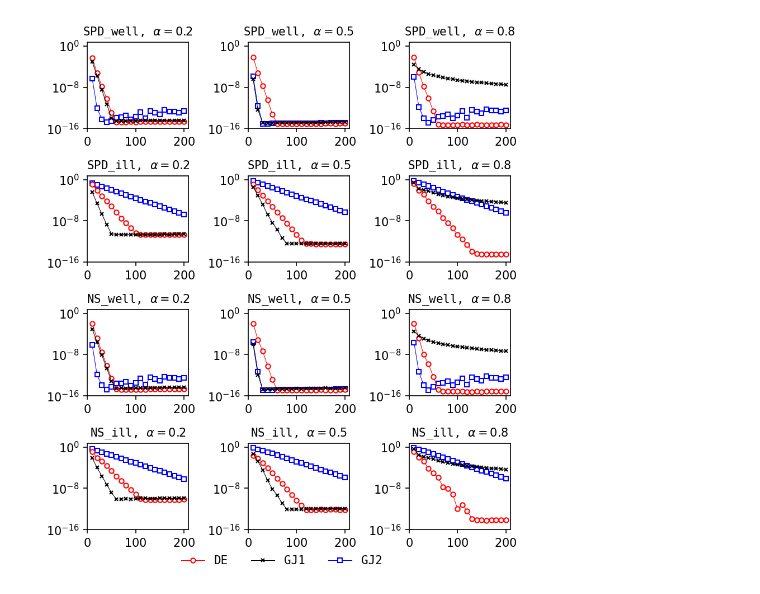
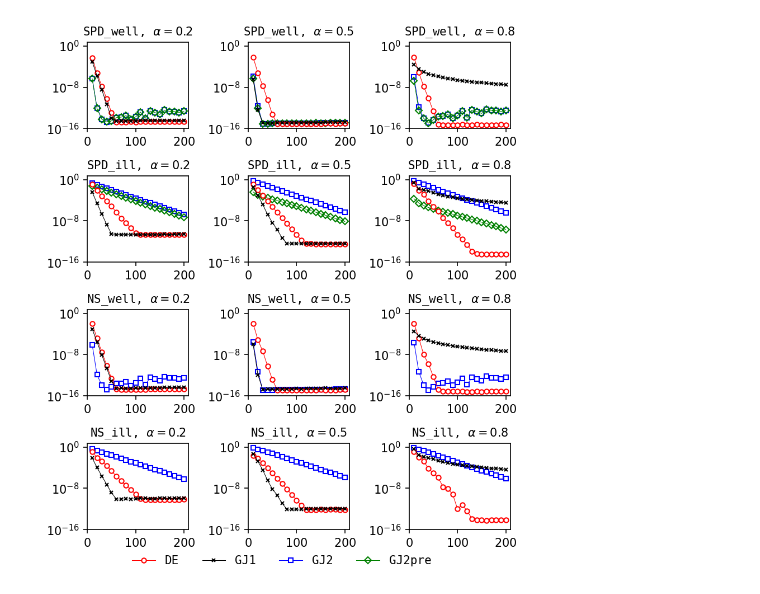
Before and after one commit to f-ttok/article-powmde, a Jupyter notebook: notebooks/Test4 (Figure).ipynb, the cells around one changed output. Drawn from its saved outputs; the diff is of its cells as text; code cells hidden in the pictures.

Commit message:
added results

```diff
--- a/notebooks/Test4 (Figure).ipynb
+++ b/notebooks/Test4 (Figure).ipynb
@@ -9,39 +9,66 @@ plt.rcParams["lines.linewidth"] = 0.5
 
 def cm2inch(x,y): return [x/2.54, y/2.54]
 # %%
-D = pd.read_csv("../result/test4.csv")
+D1 = pd.read_csv("../result/test4.csv")
+D2 = pd.read_csv("../result/testb1.csv")
 # %%
 fig, ax = plt.subplots(4, 3, figsize=cm2inch(15, 5.5*3 + 0.5), dpi=150)
 
-for i, matname in enumerate(["SPD_well", "SPD_ill", "NS_well", "NS_ill"]):
+for i, matname in enumerate(["SPD_well", "SPD_ill"]):
     for j, αx10 in enumerate([2,5,8]):
-        m = D["m"]
-        y1 = D["%s_%s_de" % (matname, αx10)]
-        y2 = D["%s_%s_gj1" % (matname, αx10)]
-        y3 = D["%s_%s_gj2" % (matname, αx10)]
+        m = D1["m"]
+        y1 = D1["%s_%s_de" % (matname, αx10)]
+        y2 = D1["%s_%s_gj1" % (matname, αx10)]
+        y3 = D1["%s_%s_gj2" % (matname, αx10)]
+        y4 = D2["%s_%s_gj2pre" % (matname, αx10)]
+
+        p1,  = ax[i][j].plot(m, y1, label="DE", zorder=3,
+                             ms=4, marker="o", c="r", markerfacecolor="w", markeredgecolor="r")
+        p2,  = ax[i][j].plot(m, y2, label="GJ1", c="k", zorder=5,
+                             marker="x", ms=3,)
+        p3,  = ax[i][j].plot(m, y3, label="GJ2",
+                             marker="s", c="b", markerfacecolor="w", markeredgecolor="b", ms=4)
+        p4,  = ax[i][j].plot(m, y4, label="GJ2pre",
+                             marker="D", c="g", markerfacecolor="None", markeredgecolor="g", ms=4)
+
+        ax[i][j].set_yscale("log")
+        ax[i][j].set_xticks([0,100,200])
+        ax[i][j].set_xticklabels(["$0$","$100$","$200$"])
+        ax[i][j].set_ylim(1e-16,5e0)
+        ax[i][j].set_yticks([1e-16, 1e-8, 1e0])
+        ax[i][j].set_yticklabels(["$10^{-16}$","$10^{-8}$", "$10^0$"])
+        ax[i][j].set_title("%s, $\\alpha = 0.%d$" % (matname, αx10), family="DejaVu Sans Mono")
+
+
+for i, matname in enumerate(["NS_well", "NS_ill"]):
+    i = i+2
+    for j, αx10 in enumerate([2,5,8]):
+        m = D1["m"]
+        y1 = D1["%s_%s_de" % (matname, αx10)]
+        y2 = D1["%s_%s_gj1" % (matname, αx10)]
+        y3 = D1["%s_%s_gj2" % (matname, αx10)]
 
         p1,  = ax[i][j].plot(m, y1, label="DE", zorder=3,
                              ms=4, marker="o", c="r", markerfacecolor="w", markeredgecolor="r")
         p2,  = ax[i][j].plot(m, y2, label="GJ1", c="k", zorder=5,
                              marker="x", ms=3,)
         p3,  = ax[i][j].plot(m, y3, label="GJ2",
                              marker="s", c="b", markerfacecolor="w", markeredgecolor="b", ms=4)
 
         ax[i][j].set_yscale("log")
         ax[i][j].set_xticks([0,100,200])
         ax[i][j].set_xticklabels(["$0$","$100$","$200$"])
         ax[i][j].set_ylim(1e-16,5e0)
         ax[i][j].set_yticks([1e-16, 1e-8, 1e0])
         ax[i][j].set_yticklabels(["$10^{-16}$","$10^{-8}$", "$10^0$"])
         ax[i][j].set_title("%s, $\\alpha = 0.%d$" % (matname, αx10), family="DejaVu Sans Mono")
 
-
 fig.tight_layout()
-fig.legend((p1, p2, p3), ["DE", "GJ1", "GJ2"], loc=8, ncol=3,
+fig.legend((p1, p2, p3, p4), ["DE", "GJ1", "GJ2", "GJ2pre"], loc=8, ncol=4,
            prop={"family":"DejaVu Sans Mono"}, frameon=False)
 
 plt.subplots_adjust(bottom=0.08)
 plt.savefig("fig-test4.pdf")
 plt.show()
 # %% [output]
-[figure, old version]
+[figure, new version]
```
Also changed, not shown: parts of 1 cell of this notebook, 2 other files.
